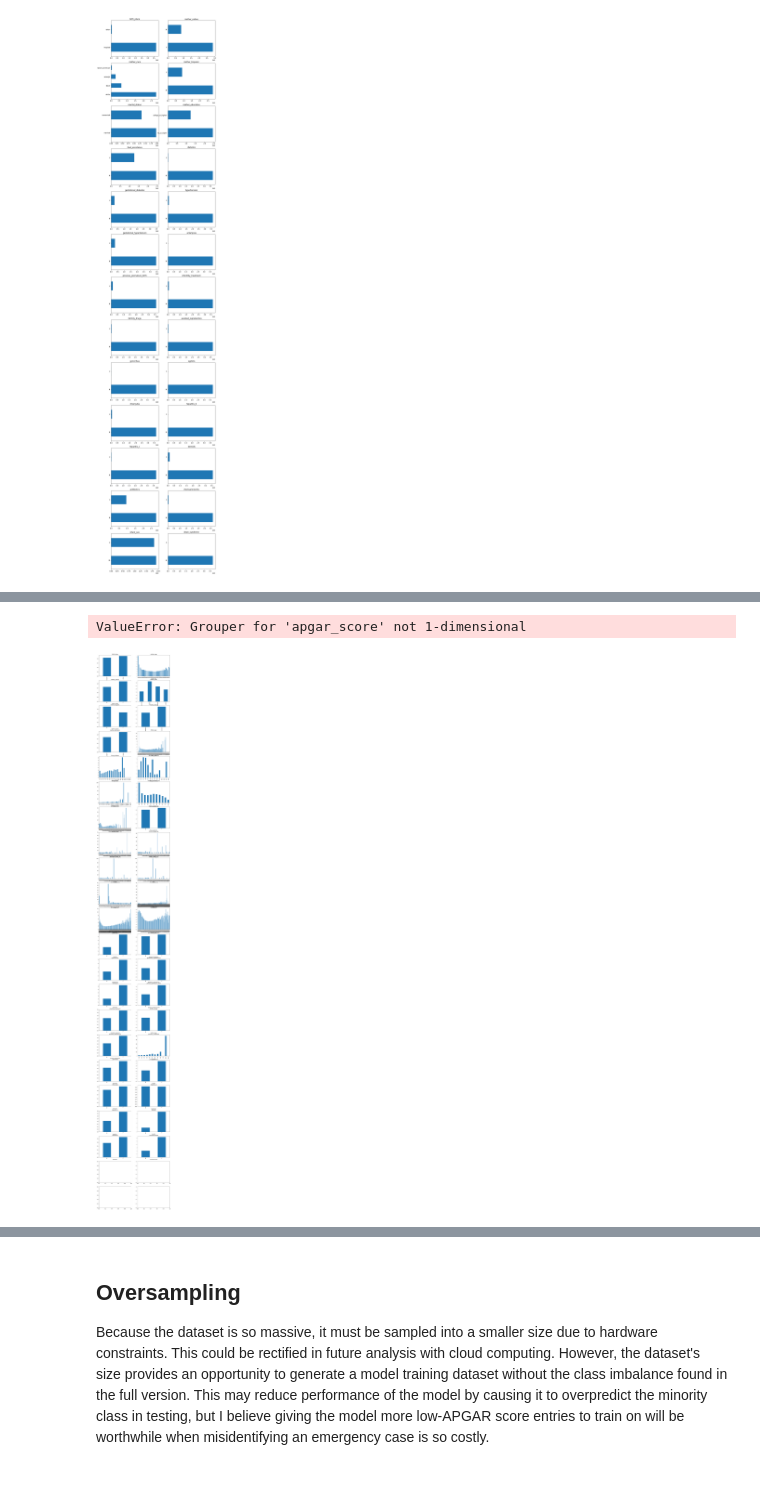
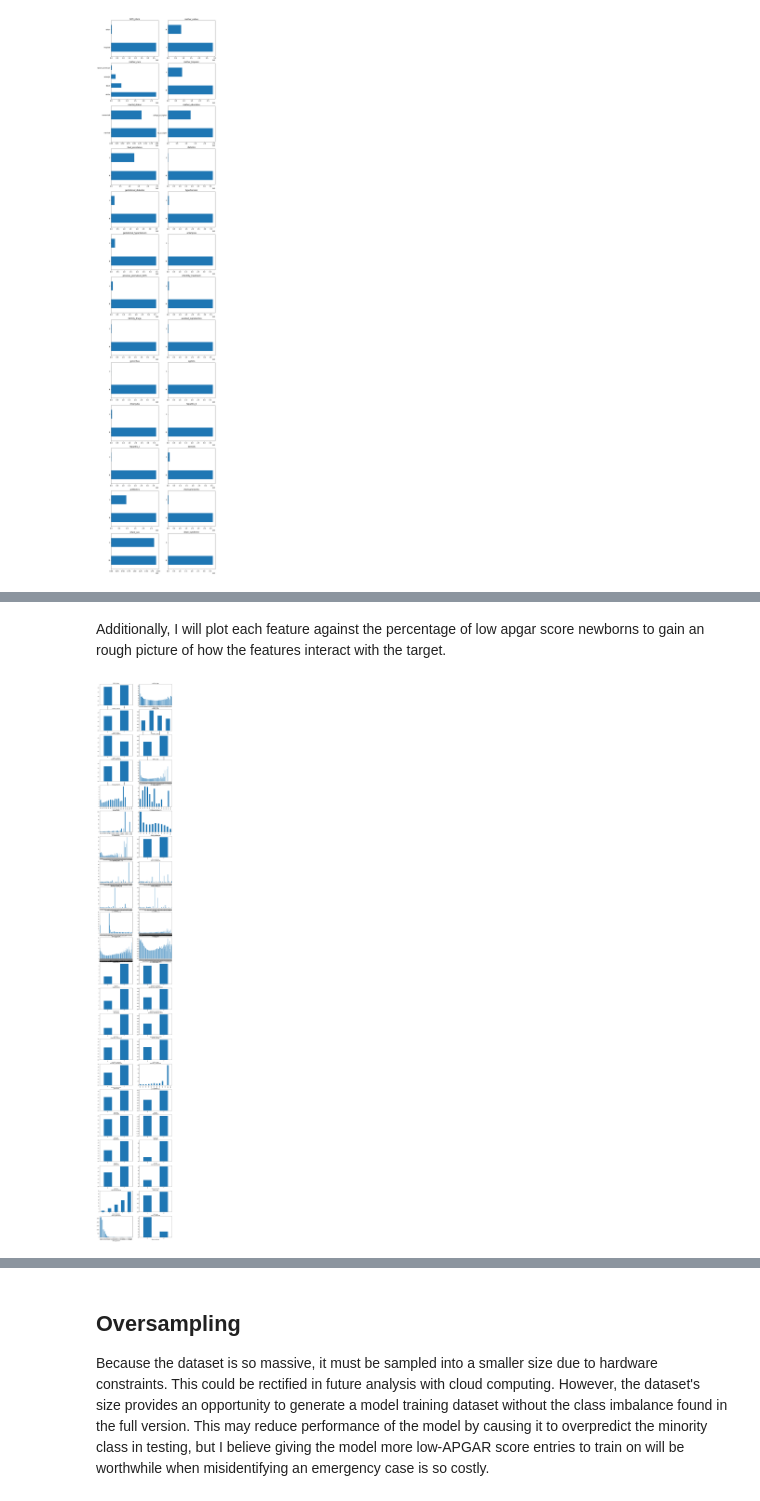
Before and after one commit to Patrick-Arnold/Capstone_Project, a Jupyter notebook: Capstone.ipynb, the cells around one changed output, grey strips where cells are left out. Drawn from its saved outputs; the diff is of its cells as text; code cells hidden in the pictures.

```diff
--- a/Capstone.ipynb
+++ b/Capstone.ipynb
@@ -158,7 +182,7 @@ for i, subplot in zip(df_cat.columns, axis.ravel()):
 [figure]
 # %%
 # Distribution of numerical features
-fig, axis = plt.subplots(nrows = int((len(df_num.columns)/2)), ncols = 2, figsize=(12,len(df_cat.columns)*2.5))
+fig, axis = plt.subplots(nrows = int((len(df_num.columns)/2)), ncols = 2, figsize=(12,len(df_num.columns)*2.5))
 
 for i, subplot in zip(df_num.columns, axis.ravel()):
     df_num[i].plot(kind='hist', ax=subplot, title = i)
@@ -167,18 +191,21 @@ for i, subplot in zip(df_num.columns, axis.ravel()):
+# %% [markdown]
+Additionally, I will plot each feature against the percentage of low apgar score newborns to gain an rough picture of how the features interact with the target.
 # %%
 # Plot proportion of each feature to APGAR score
-fig, axis = plt.subplots(nrows = int((len(df.columns)/2)), ncols = 2, figsize=(14,len(df.columns)*2.5))
+dfx = df.drop('apgar_score', axis=1)
 
-for i, subplot in zip(df.columns, axis.ravel()):
+fig, axis = plt.subplots(nrows = int((len(dfx.columns)/2)), ncols = 2, figsize=(14,len(dfx.columns)*2.5))
+
+for i, subplot in zip(dfx.columns, axis.ravel()):
 
     counts = (df[[i, 'apgar_score']]
               .groupby([i, 'apgar_score'])
               .size()
               .unstack('apgar_score')
          )
 
     counts['percent_low_apgar'] = (counts[1]/counts[0])*100
 
     counts['percent_low_apgar'].plot(kind='bar', ax=subplot, title = i)
 # %% [output]
-ValueError: Grouper for 'apgar_score' not 1-dimensional
-[figure, old version]
+[figure, new version]
```
Also changed, not shown: parts of 17 cells of this notebook, 1 other file.
